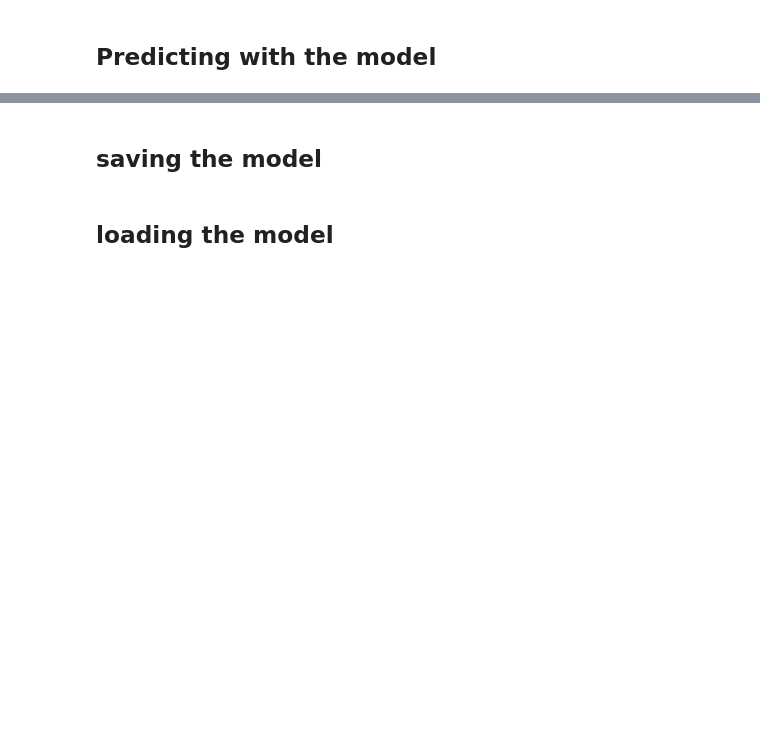
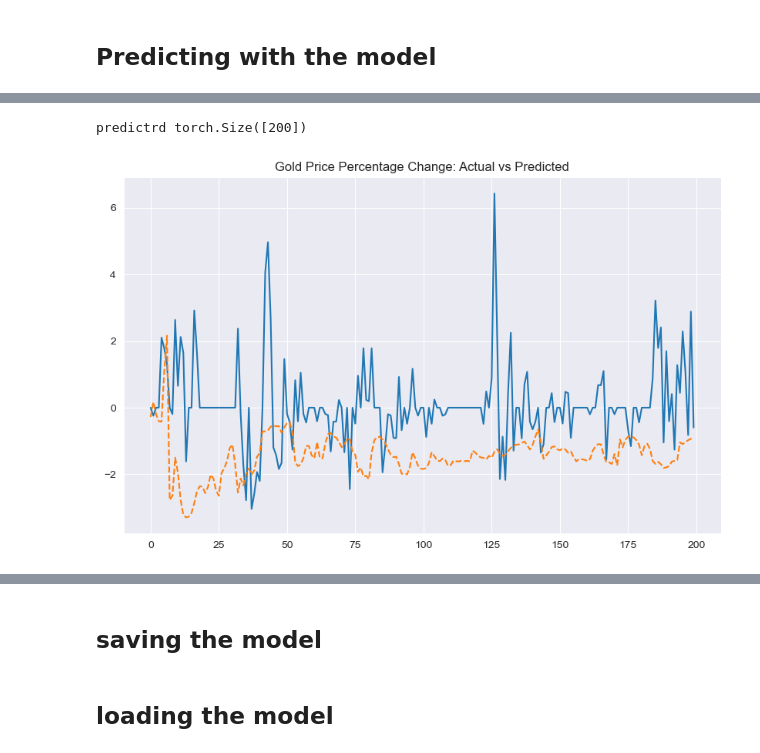
Before and after one commit to mazenwk/beltone-hackathon, a Jupyter notebook: src/Workout/Skeleton.ipynb, the cells around one changed output, grey strips where cells are left out. Saved outputs shown, nothing was run; the diff lists cells and outputs as text; code cells hidden in the pictures; blank space fills up the shorter version.

```diff
--- a/src/Workout/Skeleton.ipynb
+++ b/src/Workout/Skeleton.ipynb
@@ -531,3 +616,18 @@ for x,y in iter(val_dataloader):
+# %%
+# Test predictions
+actuals = torch.cat([y[0] for x, y in iter(val_dataloader)],dim=1)
+
+# print('actual',actuals[1][0])
+print('predictrd',predictions[0].shape)
+# Visualize the results
+plt.figure(figsize=(10, 6))
+plt.plot(actuals[0][:200], label='Actual')
+plt.plot(predictions[0][:200], label='Predicted', linestyle='--')
+plt.title('Gold Price Percentage Change: Actual vs Predicted')
+plt.show()
+# %% [output]
+predictrd torch.Size([200])
+[figure, added]
 # %%
 # Test predictions
 actuals = torch.cat([y[0] for x, y in iter(val_dataloader)],dim=1)
```
Also changed, not shown: parts of 21 cells of this notebook, 10 other files.
